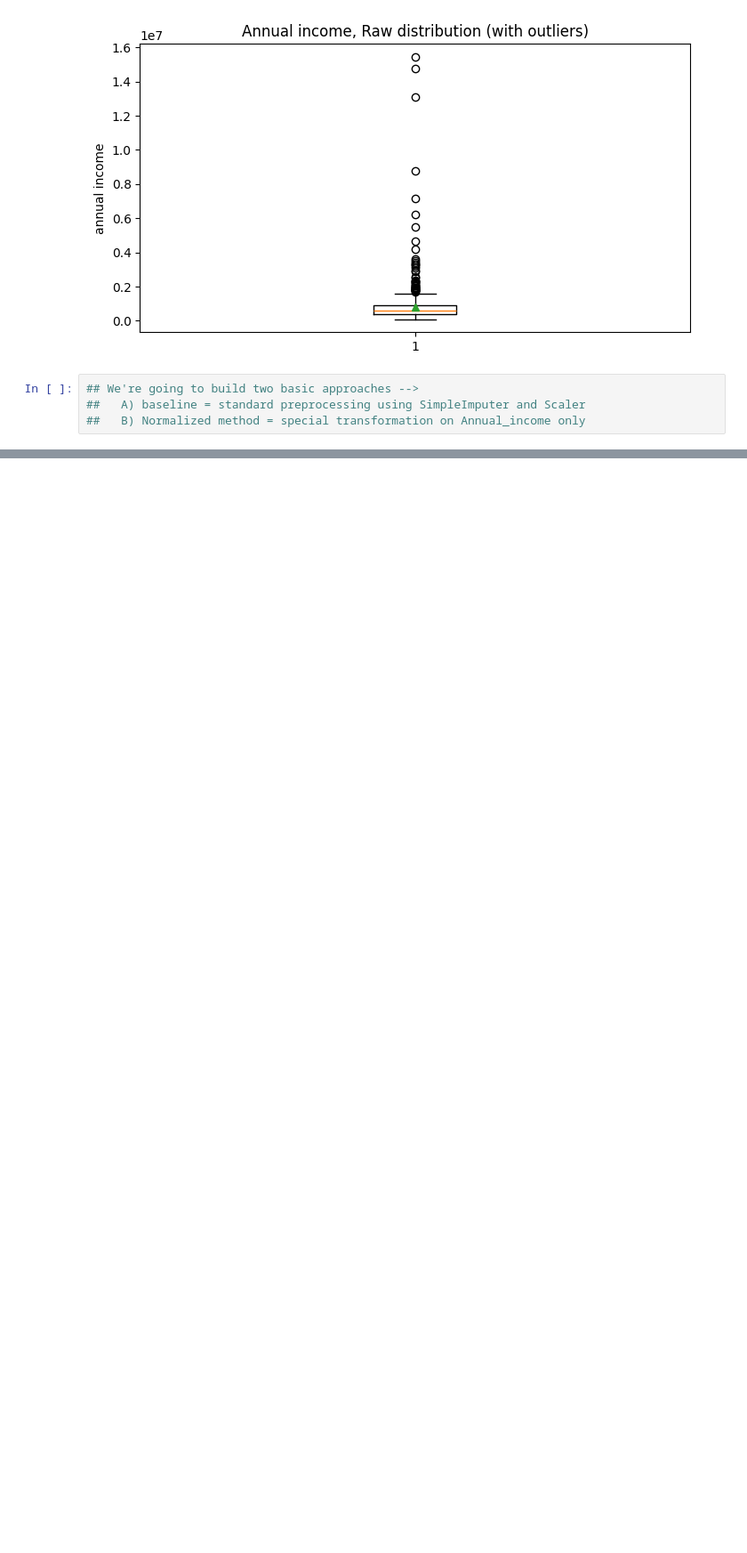
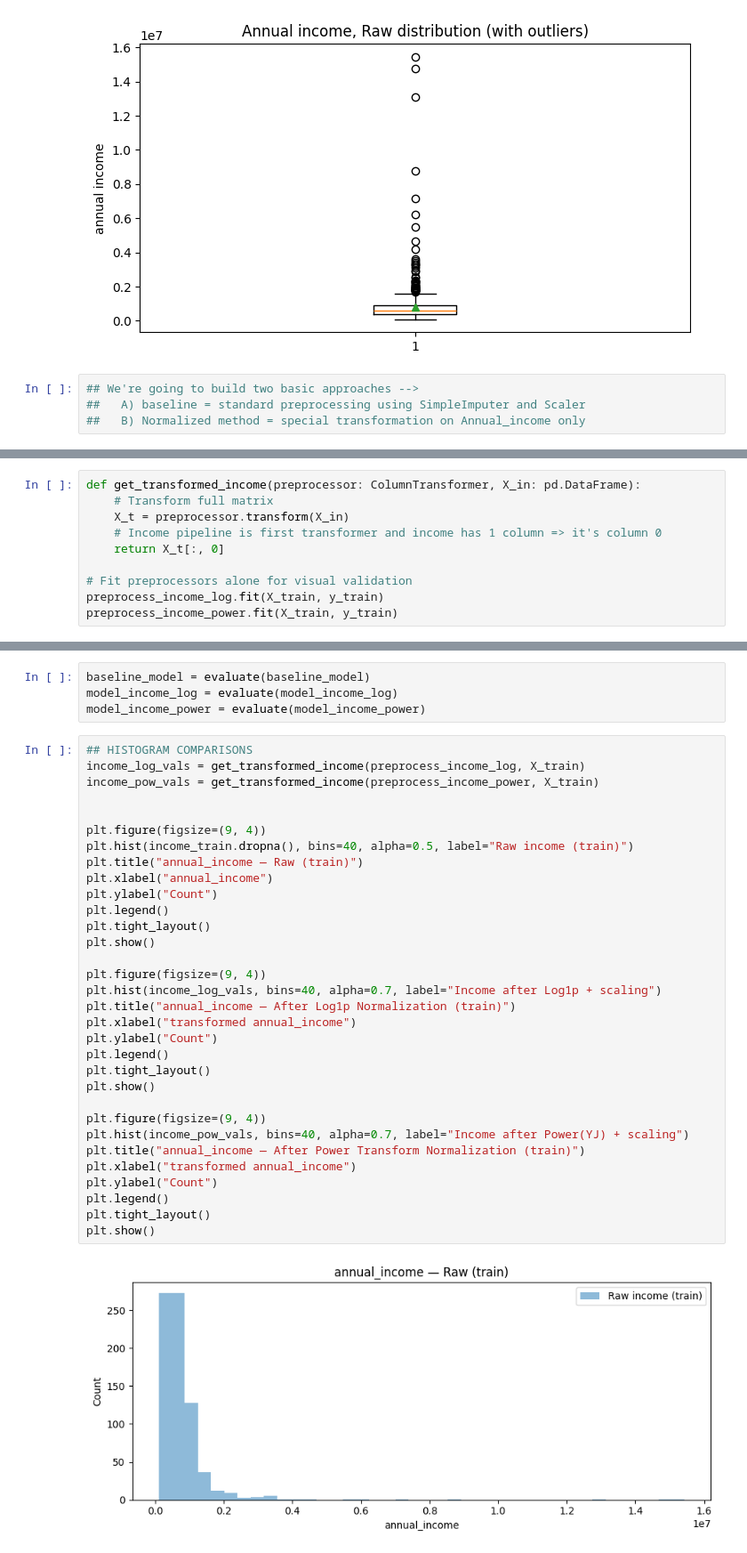
Before and after one commit to soumyamohan7/Data-preprocessing, a Jupyter notebook: miniproject1.ipynb, the cells around one changed output, grey strips where cells are left out. Shown at 89% size. Drawn from its saved outputs; the diff is of its cells as text; blank space fills up the shorter version.

```diff
--- a/miniproject1.ipynb
+++ b/miniproject1.ipynb
@@ -100,0 +175,10 @@ plt.show()
+# %%
+def get_transformed_income(preprocessor: ColumnTransformer, X_in: pd.DataFrame):
+    # Transform full matrix
+    X_t = preprocessor.transform(X_in)
+    # Income pipeline is first transformer and income has 1 column => it's column 0
+    return X_t[:, 0]
+
+# Fit preprocessors alone for visual validation
+preprocess_income_log.fit(X_train, y_train)
+preprocess_income_power.fit(X_train, y_train)
@@ -100,0 +204,38 @@ plt.show()
+# %%
+baseline_model = evaluate(baseline_model)
+model_income_log = evaluate(model_income_log)
+model_income_power = evaluate(model_income_power)
+# %%
+## HISTOGRAM COMPARISONS
+income_log_vals = get_transformed_income(preprocess_income_log, X_train)
+income_pow_vals = get_transformed_income(preprocess_income_power, X_train)
+
+
+plt.figure(figsize=(9, 4))
+plt.hist(income_train.dropna(), bins=40, alpha=0.5, label="Raw income (train)")
+plt.title("annual_income — Raw (train)")
+plt.xlabel("annual_income")
+plt.ylabel("Count")
+plt.legend()
+plt.tight_layout()
+plt.show()
+
+plt.figure(figsize=(9, 4))
+plt.hist(income_log_vals, bins=40, alpha=0.7, label="Income after Log1p + scaling")
+plt.title("annual_income — After Log1p Normalization (train)")
+plt.xlabel("transformed annual_income")
+plt.ylabel("Count")
+plt.legend()
+plt.tight_layout()
+plt.show()
+
+plt.figure(figsize=(9, 4))
+plt.hist(income_pow_vals, bins=40, alpha=0.7, label="Income after Power(YJ) + scaling")
+plt.title("annual_income — After Power Transform Normalization (train)")
+plt.xlabel("transformed annual_income")
+plt.ylabel("Count")
+plt.legend()
+plt.tight_layout()
+plt.show()
+# %% [output]
+[figure, added]
```
Also changed, not shown: parts of 7 cells of this notebook.
